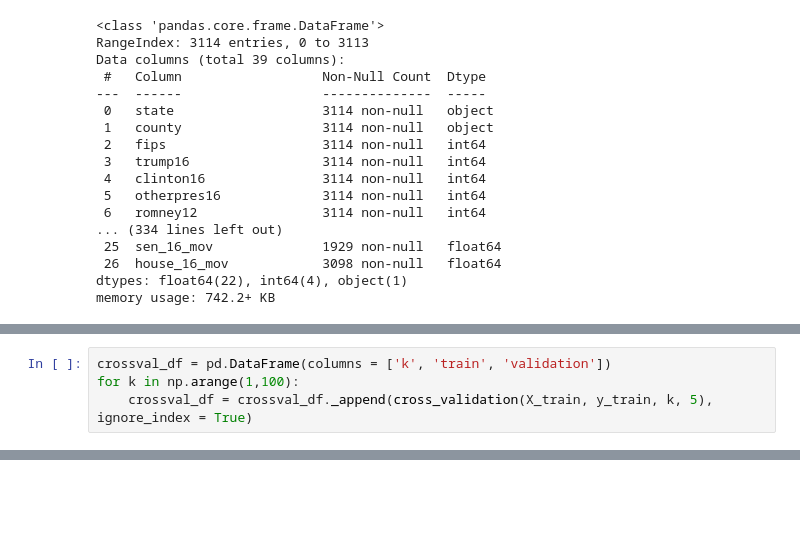
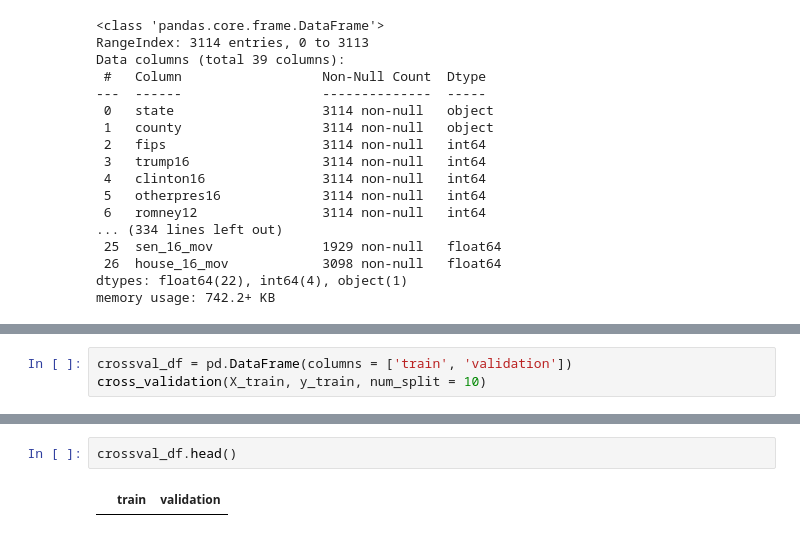
Before and after one commit to Nhunsick/project_3, a Jupyter notebook: Noahworkspace.ipynb, the cells around one changed output, grey strips where cells are left out. Drawn from its saved outputs; the diff is of its cells as text; blank space fills up the shorter version.

```diff
--- a/Noahworkspace.ipynb
+++ b/Noahworkspace.ipynb
@@ -99,5 +93,4 @@ def cross_validation(X_train, y_train, k, num_split = 5):
 # %%
-crossval_df = pd.DataFrame(columns = ['k', 'train', 'validation'])
-for k in np.arange(1,100):
-    crossval_df = crossval_df._append(cross_validation(X_train, y_train, k, 5), ignore_index = True)
+crossval_df = pd.DataFrame(columns = ['train', 'validation'])
+cross_validation(X_train, y_train, num_split = 10)
 # %% [output]
@@ -106 +117,5 @@ LogisticRegression does not accept missing values encoded as NaN natively. For s
+# %%
+crossval_df.head()
+# %% [output]
+|  | train | validation |
 # %%
```
Also changed, not shown: parts of 8 cells of this notebook, 1 other file.
